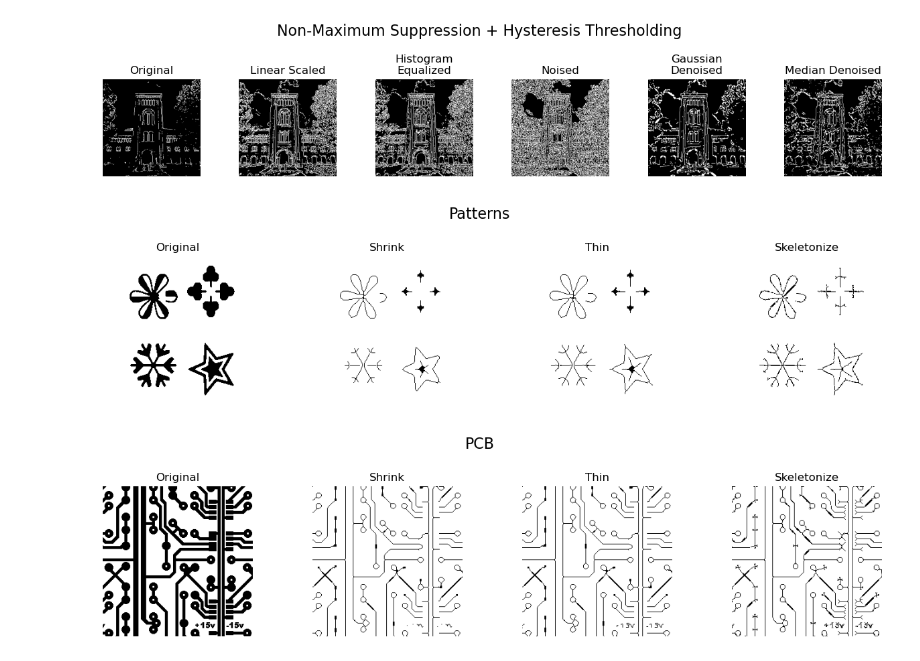
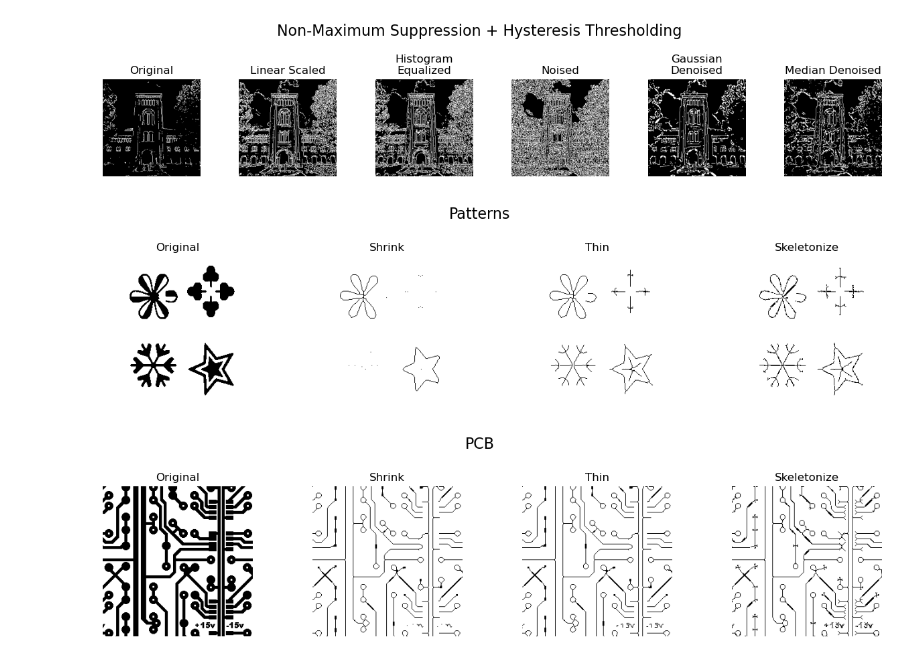
Before and after one commit to FLwolfy/Image-Processing, a Jupyter notebook: HW2_main.ipynb, the cells around one changed output. Saved outputs shown, nothing was run; the diff lists cells and outputs as text; code cells hidden in the pictures.

Commit message:
【24/11/18】 Separate Morph

```diff
--- a/HW2_main.ipynb
+++ b/HW2_main.ipynb
@@ -61,24 +78,24 @@ show_images([building_sobel_edge_non_maximum, building_linear_sobel_edge_non_max
 # %%
 # Morphological Processing
 
 patterns = Image(256, 256, 1)
 patterns.load("images/HW2/patterns.raw")
 patterns = Image.median_denoise(patterns, 0, 3)
 
-patterns_shrink = Image.negative(Image.morph(Image.negative(patterns), 0, "shrink", 8))
-patterns_thin = Image.negative(Image.morph(Image.negative(patterns), 0, "thin", 8))
-patterns_skeletonize = Image.negative(Image.morph(Image.negative(patterns), 0, "skeletonize", 8))
+patterns_shrink = Image.negative(Image.shrink(Image.negative(patterns), 0, 70))
+patterns_thin = Image.negative(Image.thin(Image.negative(patterns), 0, 12))
+patterns_skeletonize = Image.negative(Image.skeletonize(Image.negative(patterns), 0, 8))
 
 show_images([patterns, patterns_shrink, patterns_thin, patterns_skeletonize], ["Original", "Shrink", "Thin", "Skeletonize"], "Patterns")
 
 pcb = Image(256, 256, 1)
 pcb.load("images/HW2/pcb.raw")
 
-pcb_shrink = Image.negative(Image.morph(Image.negative(pcb), 0, "shrink", 6))
-pcb_thin = Image.negative(Image.morph(Image.negative(pcb), 0, "thin", 6))
-pcb_skeletonize = Image.negative(Image.morph(Image.negative(pcb), 0, "skeletonize", 6))
+pcb_shrink = Image.negative(Image.shrink(Image.negative(pcb), 0, 6))
+pcb_thin = Image.negative(Image.thin(Image.negative(pcb), 0, 6))
+pcb_skeletonize = Image.negative(Image.skeletonize(Image.negative(pcb), 0, 6))
 
 show_images([pcb, pcb_shrink, pcb_thin, pcb_skeletonize], ["Original", "Shrink", "Thin", "Skeletonize"], "PCB")
 # %% [output]
-[figure, old version]
+[figure, new version]
 [figure]
```
Also changed, not shown: parts of 2 cells of this notebook, 3 other files.
